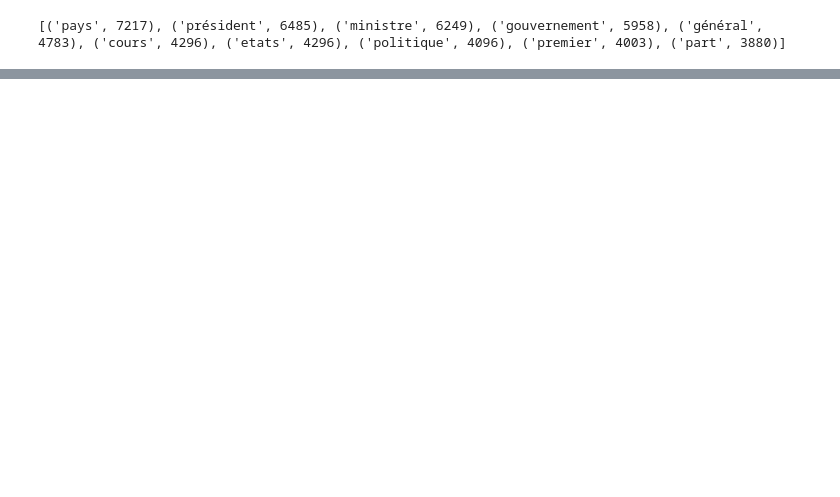
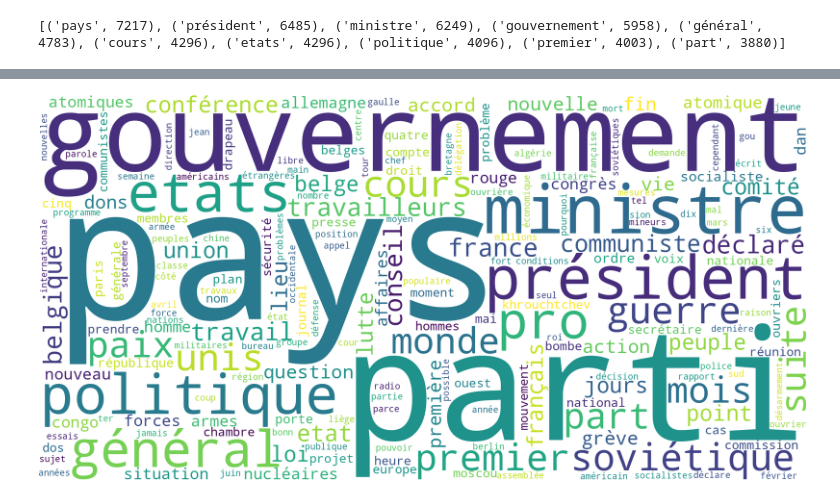
Before and after one commit to paffidim/tac, a Jupyter notebook: tps/tp4/tp4.ipynb, the cells around one changed output, grey strips where cells are left out. Drawn from its saved outputs; the diff is of its cells as text; code cells hidden in the pictures; blank space fills up the shorter version.

```diff
--- a/tps/tp4/tp4.ipynb
+++ b/tps/tp4/tp4.ipynb
@@ -616,0 +620,3 @@ Image(filename=os.path.join(output_path, f"all.png"))
+# %%
+#DR
+text_clean_jb1051_new = "\n".join(clean_text(all_clean_path_jb1051))
@@ -616,0 +629,6 @@ Image(filename=os.path.join(output_path, f"all.png"))
+# %%
+cloud = WordCloud(width=2000, height=1000, background_color='white').generate_from_frequencies(frequencies_dr)
+cloud.to_file(os.path.join(output_path, f"wordcloud_dr.png"))
+Image(filename=os.path.join(output_path, f"wordcloud_dr.png"))
+# %% [output]
+[figure, added]
```
Also changed, not shown: parts of 4 cells of this notebook.
